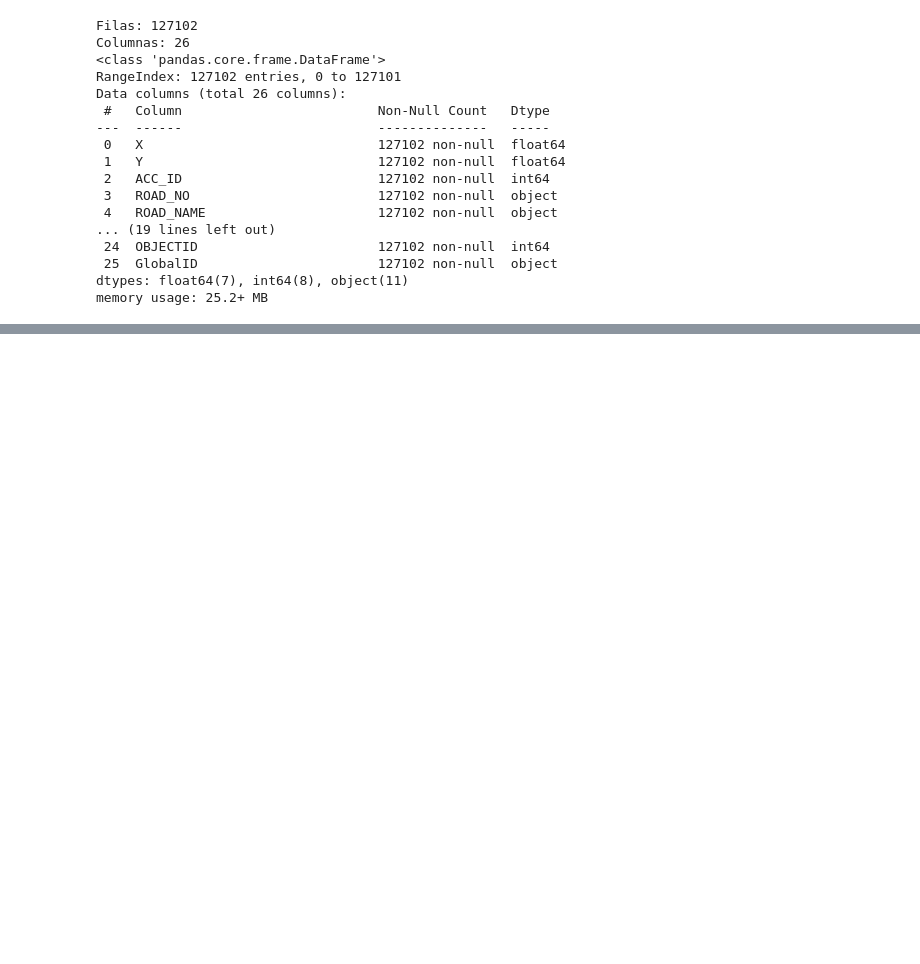
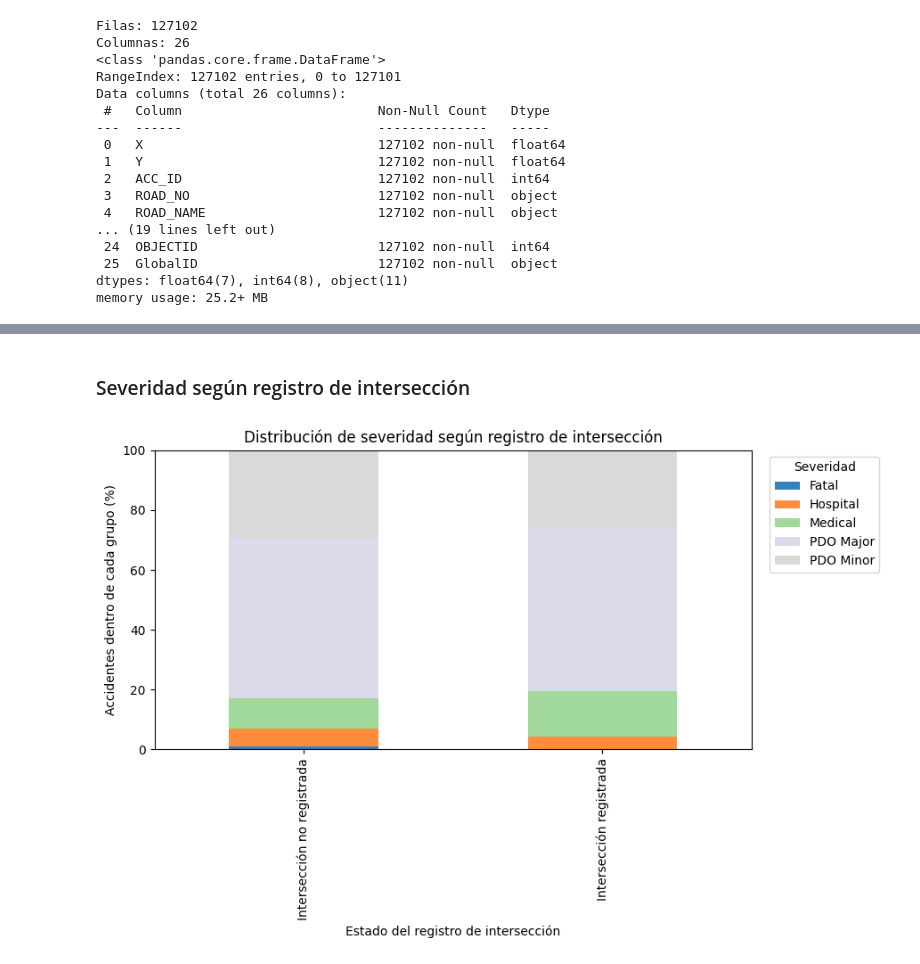
Before and after one commit to juanrenteria-ai/PI_2026_IUD, a Jupyter notebook: src/sincronicas/Semana_1SINC.ipynb, the cells around one changed output, grey strips where cells are left out. Saved outputs shown, nothing was run; the diff lists cells and outputs as text; code cells hidden in the pictures; blank space fills up the shorter version.

```diff
--- a/src/sincronicas/Semana_1SINC.ipynb
+++ b/src/sincronicas/Semana_1SINC.ipynb
@@ -81,0 +300,15 @@ memory usage: 25.2+ MB
+# %%
+hora_del_dia = horas // 100
+
+df_analisis["FRANJA_HORARIA"] = pd.cut(
+    hora_del_dia,
+    bins=[-1, 5, 11, 17, 23],
+    labels=[
+        "Madrugada (00:00-05:59)",
+        "Mañana (06:00-11:59)",
+        "Tarde (12:00-17:59)",
+        "Noche (18:00-23:59)",
+    ],
+).astype("object").fillna("Sin dato")
+
+print(df_analisis["FRANJA_HORARIA"].value_counts(dropna=False))
@@ -81,0 +544,31 @@ memory usage: 25.2+ MB
+# %% [markdown]
+### Severidad según registro de intersección
+# %%
+import matplotlib.pyplot as plt
+
+orden_interseccion = [
+    "Intersección no registrada",
+    "Intersección registrada",
+]
+
+porcentajes_interseccion = porcentaje_interseccion_severidad.reindex(
+    orden_interseccion
+)
+
+ax = porcentajes_interseccion.plot(
+    kind="bar",
+    stacked=True,
+    figsize=(9, 6),
+    colormap="tab20c"
+)
+
+ax.set_title("Distribución de severidad según registro de intersección")
+ax.set_xlabel("Estado del registro de intersección")
+ax.set_ylabel("Accidentes dentro de cada grupo (%)")
+ax.set_ylim(0, 100)
+ax.legend(title="Severidad", bbox_to_anchor=(1.02, 1), loc="upper left")
+
+plt.tight_layout()
+plt.show()
+# %% [output]
+[figure, added]
```
Also changed, not shown: parts of 45 cells of this notebook, 1 other file.
